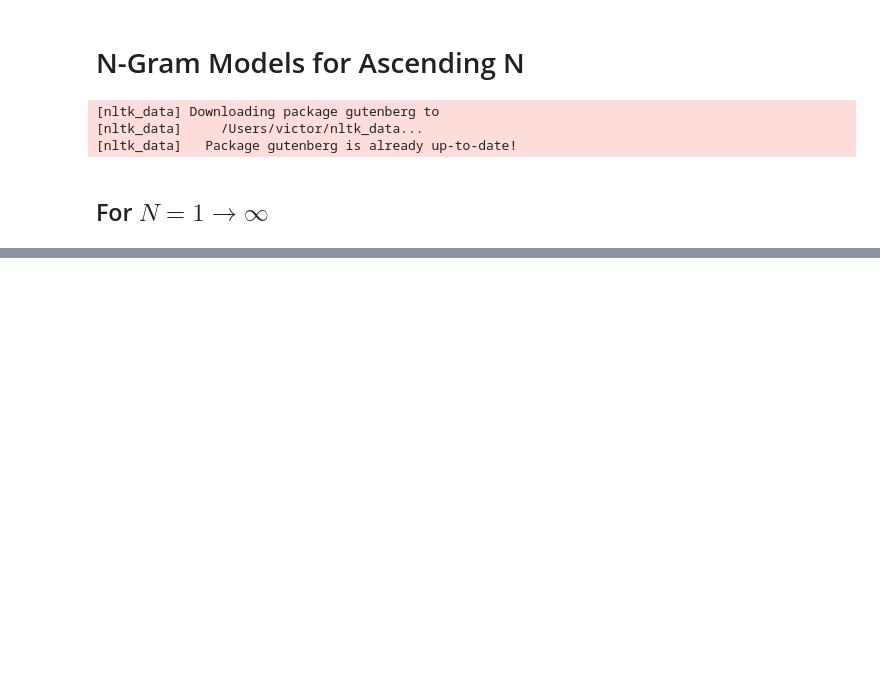
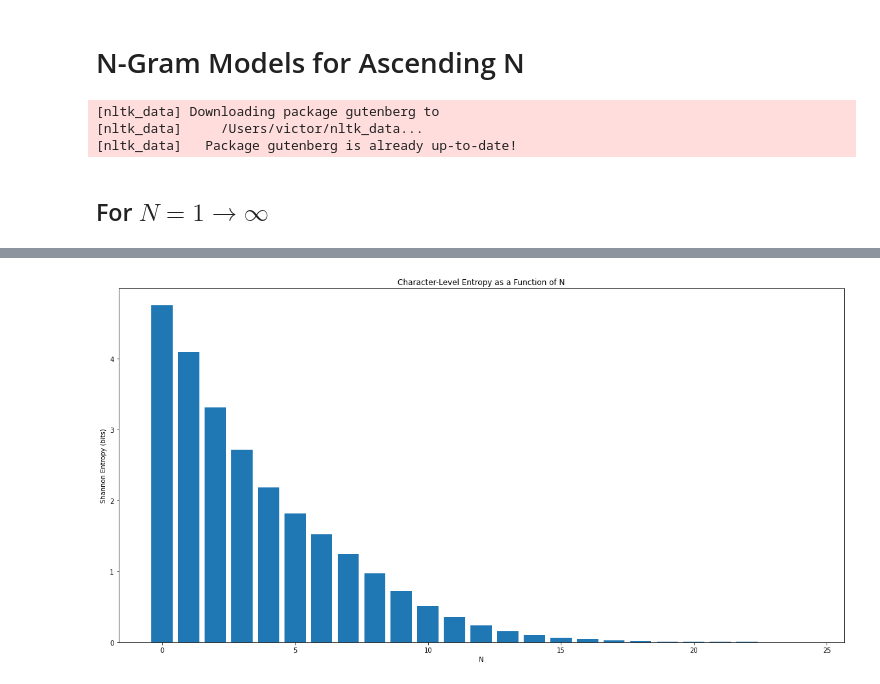
Before and after one commit to VictorDavis/chlengmo, a Jupyter notebook: notebooks/ladder.ipynb, the cells around one changed output, grey strips where cells are left out. Cells and saved outputs as stored; diff of their text form; code cells hidden in the pictures; blank space fills up the shorter version.

Commit message:
feat: demo monotonically decreasing shannon entropy

```diff
--- a/notebooks/ladder.ipynb
+++ b/notebooks/ladder.ipynb
@@ -29,18 +29,25 @@ start = "Call me Ishmael"
 start_idx = text.index(start)
 text = text[start_idx:]
 
+# lightly preprocess (lowercase & punctuation)
+text = text.lower()
+text = "".join([char if char == ' ' or (char >= 'a' and char <= 'z') else ' ' for char in text])
+text = " ".join([word for word in text.split(' ') if len(word) > 0])
+
 # UTIL: create, fit, and use model
 def bootstrap(n, length, prompt, seed):
     model = Chlengmo(n=n)
     model.fit(text=text)
     fake_text = model.generate(length=length, prompt=prompt, seed=seed)
-    return fake_text
+    return fake_text, model.entropy
 
 # generate fake text from incrementing n-gram models
 fake_texts = []
+model_entropies = []
 for n in range(25):
-    fake_text = bootstrap(n, length=999, prompt="Call me ", seed=42)
+    fake_text, model_entropy = bootstrap(n, length=999, prompt="call me ", seed=42)
     fake_texts.append(fake_text)
+    model_entropies.append(model_entropy)
     print(f"\nn={n} >>>>>>>>>>>>>>>>>>>>>>>>>>>>>>>>>>>>>>>>>>>>>>>>>>>>>>>>>>>>>>>>>>>>>")
     print(fake_text)
 # %% [output]
@@ -63,0 +75,11 @@ take to the ship.  There is nothing surprising in this.  If they but
+# %%
+x = range(len(model_entropies))
+y = model_entropies
+plt.figure(figsize=(20,10))
+plt.bar(x, y)
+plt.title("Character-Level Entropy as a Function of N")
+plt.xlabel("N")
+plt.ylabel("Shannon Entropy (bits)")
+plt.show()
+# %% [output]
+[figure, added]
```
Also changed, not shown: parts of 2 cells of this notebook.
